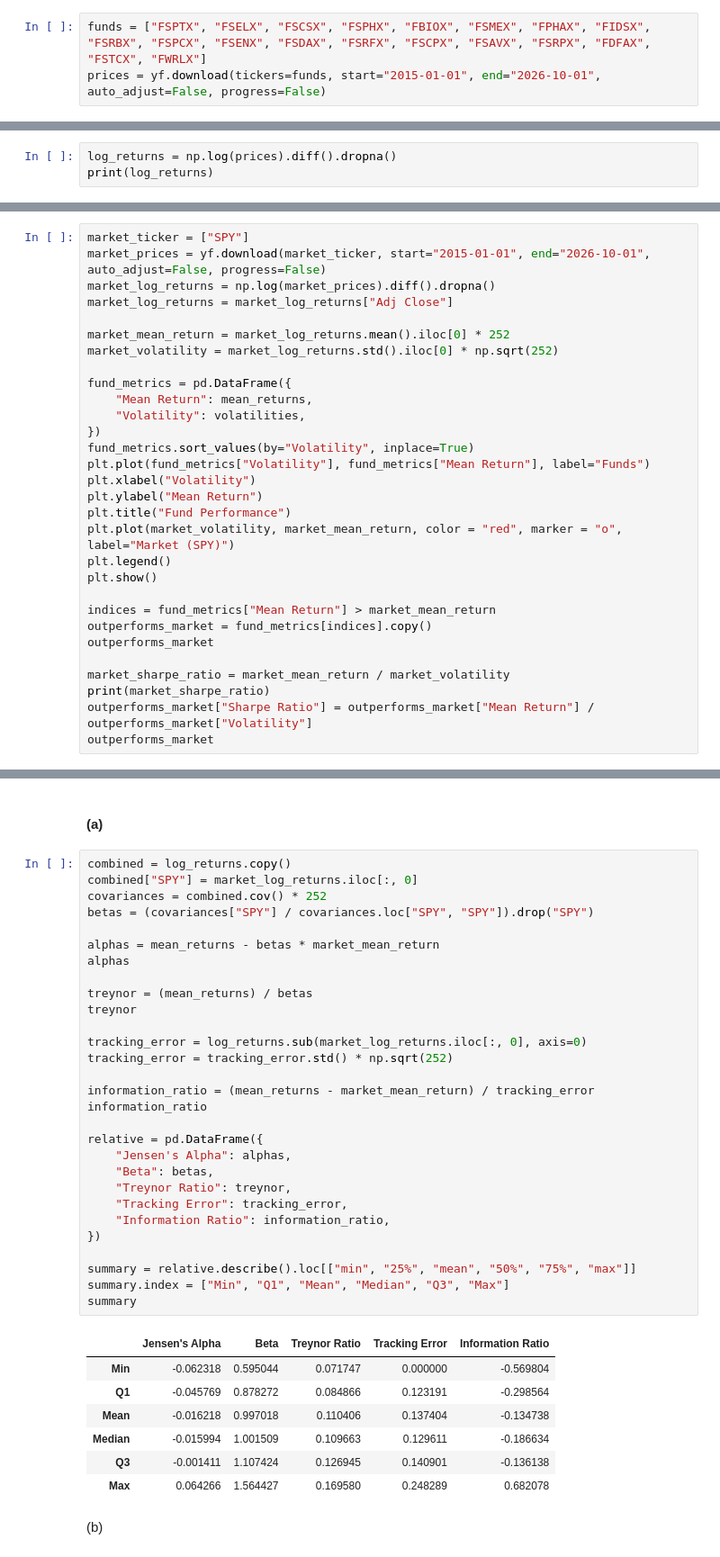
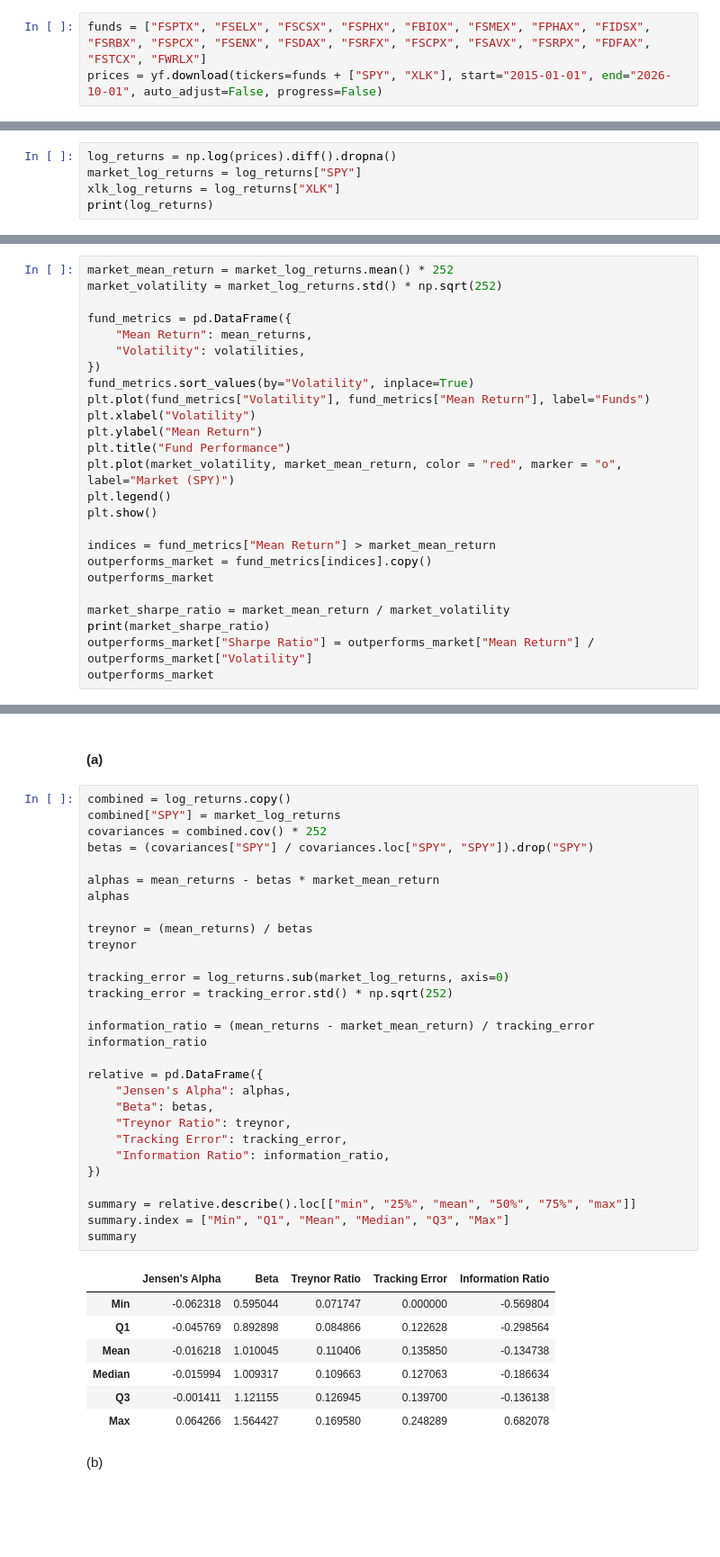
Before and after one commit to ctorello17/Project1, a Jupyter notebook: project1.ipynb, the cells around one changed output, grey strips where cells are left out. Shown at 90% size. Drawn from its saved outputs; the diff is of its cells as text; blank space fills up the shorter version.

```diff
--- a/project1.ipynb
+++ b/project1.ipynb
@@ -7,7 +7,7 @@ import matplotlib.pyplot as plt
 ## Data Collection
 # %%
 funds = ["FSPTX", "FSELX", "FSCSX", "FSPHX", "FBIOX", "FSMEX", "FPHAX", "FIDSX", "FSRBX", "FSPCX", "FSENX", "FSDAX", "FSRFX", "FSCPX", "FSAVX", "FSRPX", "FDFAX", "FSTCX", "FWRLX"]
-prices = yf.download(tickers=funds, start="2015-01-01", end="2026-10-01", auto_adjust=False, progress=False)
+prices = yf.download(tickers=funds + ["SPY", "XLK"], start="2015-01-01", end="2026-10-01", auto_adjust=False, progress=False)
 # %%
 prices = prices["Adj Close"]
 prices
@@ -29,5 +29,7 @@ prices
 # %%
 log_returns = np.log(prices).diff().dropna()
+market_log_returns = log_returns["SPY"]
+xlk_log_returns = log_returns["XLK"]
 print(log_returns)
 # %% [output]
 Ticker         FBIOX     FDFAX     FIDSX     FPHAX     FSAVX     FSCPX  \
@@ -76,13 +78,8 @@ summary_abs.round(4)
 # %% [markdown]
 ### Part 2
 # %%
-market_ticker = ["SPY"]
-market_prices = yf.download(market_ticker, start="2015-01-01", end="2026-10-01", auto_adjust=False, progress=False)
-market_log_returns = np.log(market_prices).diff().dropna()
-market_log_returns = market_log_returns["Adj Close"]
-
-market_mean_return = market_log_returns.mean().iloc[0] * 252
-market_volatility = market_log_returns.std().iloc[0] * np.sqrt(252)
+market_mean_return = market_log_returns.mean() * 252
+market_volatility = market_log_returns.std() * np.sqrt(252)
 
 fund_metrics = pd.DataFrame({
     "Mean Return": mean_returns,
@@ -121,40 +118,40 @@ Only the three technology-oriented funds, Software (FSCSX, 14.5%), Technology (F
 #### (a)
 # %%
 combined = log_returns.copy()
-combined["SPY"] = market_log_returns.iloc[:, 0]
+combined["SPY"] = market_log_returns
 covariances = combined.cov() * 252
 betas = (covariances["SPY"] / covariances.loc["SPY", "SPY"]).drop("SPY")
 
 alphas = mean_returns - betas * market_mean_return
 alphas
 
 treynor = (mean_returns) / betas
 treynor
 
-tracking_error = log_returns.sub(market_log_returns.iloc[:, 0], axis=0)
+tracking_error = log_returns.sub(market_log_returns, axis=0)
 tracking_error = tracking_error.std() * np.sqrt(252)
 
 information_ratio = (mean_returns - market_mean_return) / tracking_error
 information_ratio
 
 relative = pd.DataFrame({
     "Jensen's Alpha": alphas,
     "Beta": betas,
     "Treynor Ratio": treynor,
     "Tracking Error": tracking_error,
     "Information Ratio": information_ratio,
 })
 
 summary = relative.describe().loc[["min", "25%", "mean", "50%", "75%", "max"]]
 summary.index = ["Min", "Q1", "Mean", "Median", "Q3", "Max"]
 summary
 # %% [output]
 |  | Jensen's Alpha | Beta | Treynor Ratio | Tracking Error | Information Ratio |
 | Min | -0.062318 | 0.595044 | 0.071747 | 0.000000 | -0.569804 |
-| Q1 | -0.045769 | 0.878272 | 0.084866 | 0.123191 | -0.298564 |
-| Mean | -0.016218 | 0.997018 | 0.110406 | 0.137404 | -0.134738 |
-| Median | -0.015994 | 1.001509 | 0.109663 | 0.129611 | -0.186634 |
-| Q3 | -0.001411 | 1.107424 | 0.126945 | 0.140901 | -0.136138 |
+| Q1 | -0.045769 | 0.892898 | 0.084866 | 0.122628 | -0.298564 |
+| Mean | -0.016218 | 1.010045 | 0.110406 | 0.135850 | -0.134738 |
+| Median | -0.015994 | 1.009317 | 0.109663 | 0.127063 | -0.186634 |
+| Q3 | -0.001411 | 1.121155 | 0.126945 | 0.139700 | -0.136138 |
 | Max | 0.064266 | 1.564427 | 0.169580 | 0.248289 | 0.682078 |
 # %% [markdown]
 (b)
```
Also changed, not shown: parts of 5 cells of this notebook.
